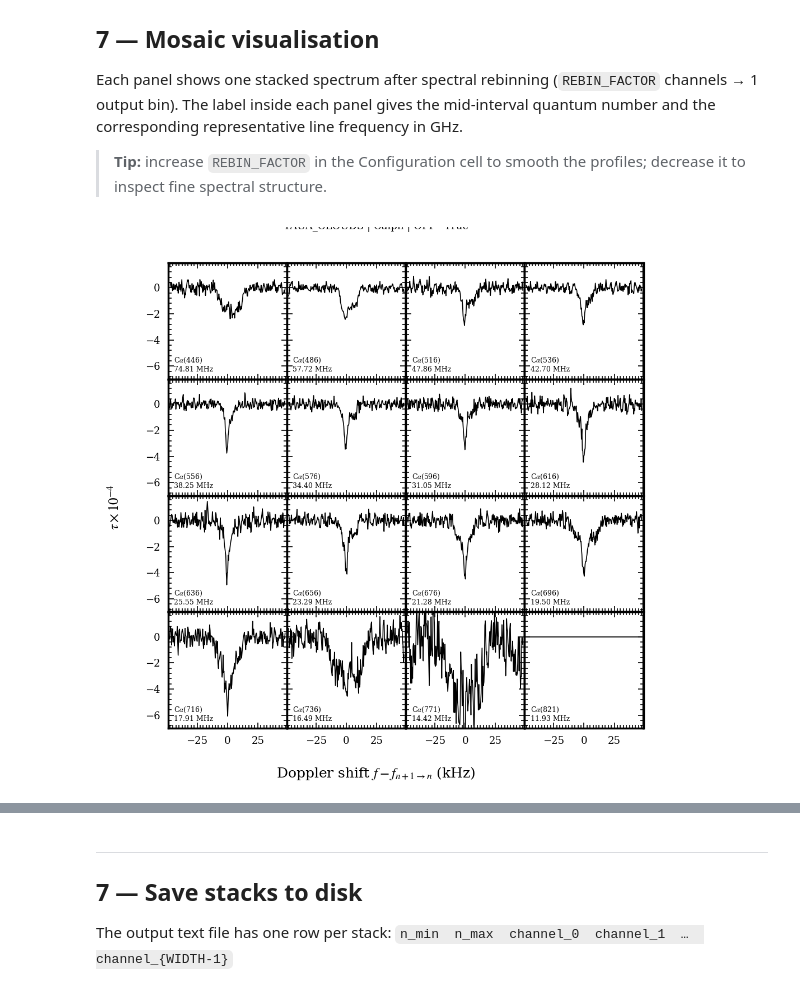
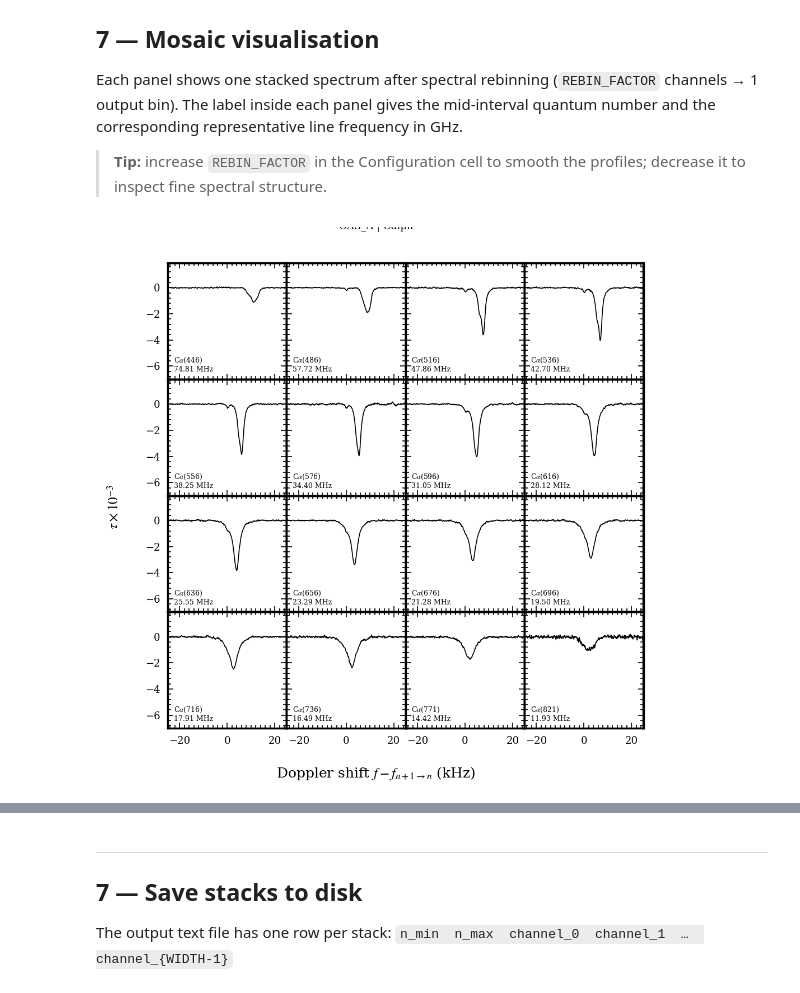
Before and after one commit to LucieCros/rrl-ism-analysis, a Jupyter notebook: notebooks/3_Stacking.ipynb, the cells around one changed output, grey strips where cells are left out. Drawn from its saved outputs; the diff is of its cells as text; code cells hidden in the pictures.

```diff
--- a/notebooks/3_Stacking.ipynb
+++ b/notebooks/3_Stacking.ipynb
@@ -304,16 +304,17 @@ and the corresponding representative line frequency in GHz.
 # %%
 
 fig, axes = graphics.plot_stack_mosaic(
          stacks, quantum_intervals, fref,
          line_freq_fn=tools.line_freq,
          rebin_fn=tools.rebinning,
          set_axes_fn=graphics.set_axes,
-         rebin_factor=4,
-
-         title="TAUA_CLOUDS | Calph | OFF=True",
+         rebin_factor=1,
+         xlim = (-25,25),
+         tau_scale = 1e3,
+         title=f"{SOURCE}{_off_str} | {MY_LINE}",
      )
 # %% [output]
-[figure, old version]
+[figure, new version]
 # %%
 fig.savefig(PATH_PDF, bbox_inches='tight')
 print(f"Figure saved → {PATH_PDF}")
```
Also changed, not shown: parts of 7 cells of this notebook, 1 other file.
